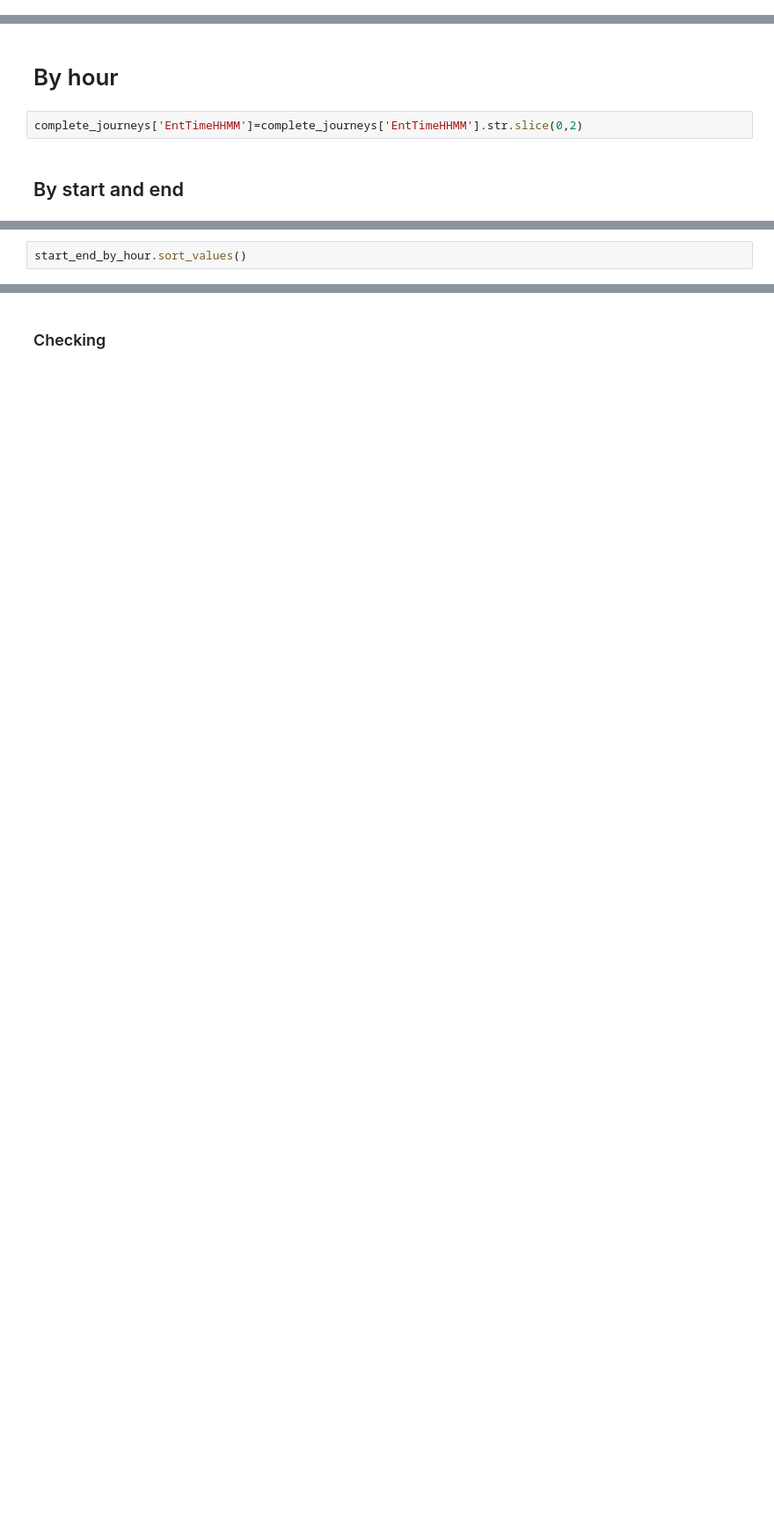
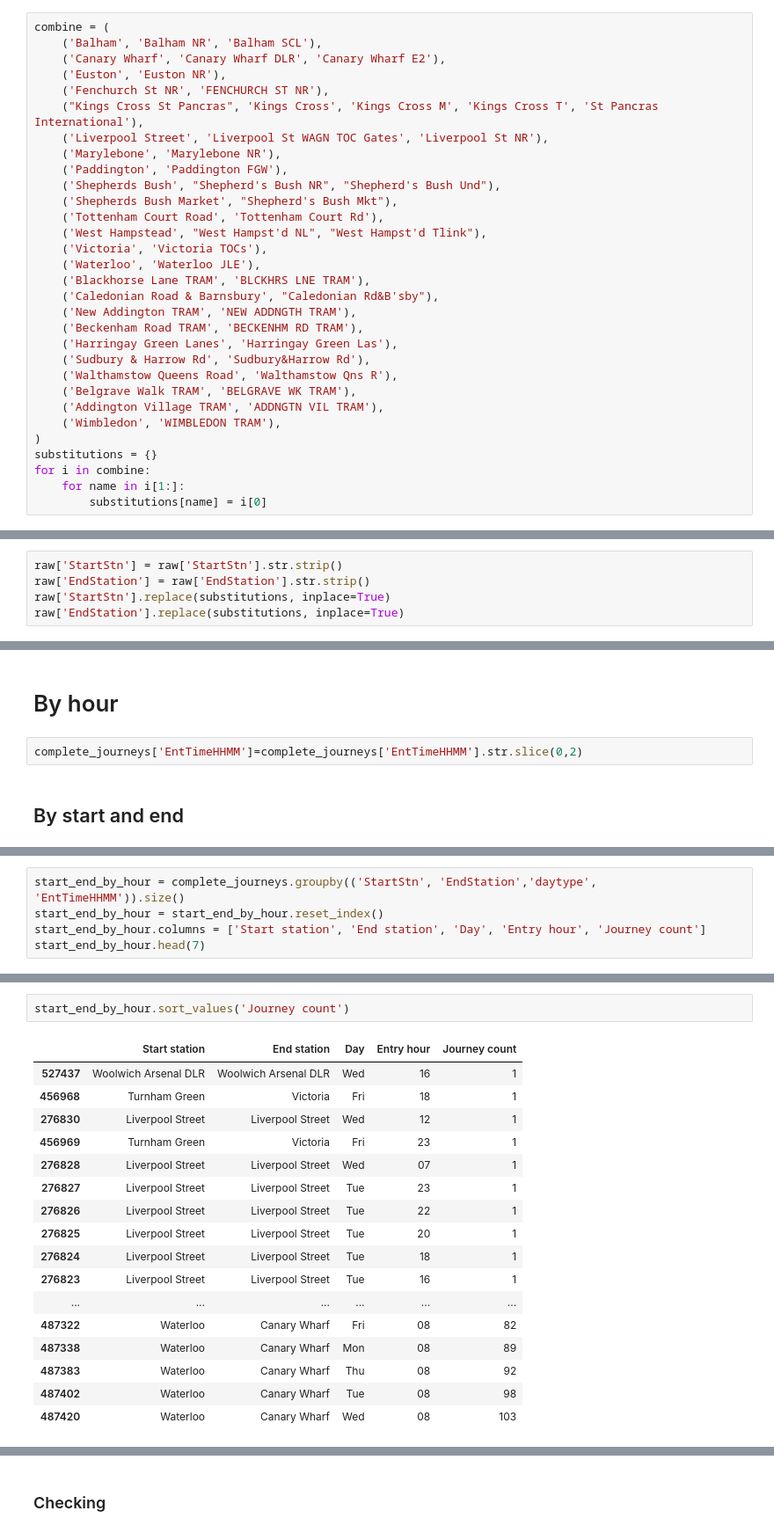
Before and after one commit to joshuablake/Temporal-metapop-epidemic-London-, a Jupyter notebook: src/TFL data.ipynb, the cells around one changed output, grey strips where cells are left out. Shown: that part at 88% size. Cells and saved outputs as stored; diff of their text form; blank space fills up the shorter version.

Commit message:
Combine stations where required and output counts

```diff
--- a/src/TFL data.ipynb
+++ b/src/TFL data.ipynb
@@ -51,0 +35,31 @@ raw[raw['EndStation'] == 'Poplar']
+# %%
+combine = (
+    ('Balham', 'Balham NR', 'Balham SCL'),
+    ('Canary Wharf', 'Canary Wharf DLR', 'Canary Wharf E2'),
+    ('Euston', 'Euston NR'),
+    ('Fenchurch St NR', 'FENCHURCH ST NR'),
+    ("Kings Cross St Pancras", 'Kings Cross', 'Kings Cross M', 'Kings Cross T', 'St Pancras International'),
+    ('Liverpool Street', 'Liverpool St WAGN TOC Gates', 'Liverpool St NR'),
+    ('Marylebone', 'Marylebone NR'),
+    ('Paddington', 'Paddington FGW'),
+    ('Shepherds Bush', "Shepherd's Bush NR", "Shepherd's Bush Und"),
+    ('Shepherds Bush Market', "Shepherd's Bush Mkt"),
+    ('Tottenham Court Road', 'Tottenham Court Rd'),
+    ('West Hampstead', "West Hampst'd NL", "West Hampst'd Tlink"),
+    ('Victoria', 'Victoria TOCs'),
+    ('Waterloo', 'Waterloo JLE'),
+    ('Blackhorse Lane TRAM', 'BLCKHRS LNE TRAM'),
+    ('Caledonian Road & Barnsbury', "Caledonian Rd&B'sby"),
+    ('New Addington TRAM', 'NEW ADDNGTH TRAM'),
+    ('Beckenham Road TRAM', 'BECKENHM RD TRAM'),
+    ('Harringay Green Lanes', 'Harringay Green Las'),
+    ('Sudbury & Harrow Rd', 'Sudbury&Harrow Rd'),
+    ('Walthamstow Queens Road', 'Walthamstow Qns R'),
+    ('Belgrave Walk TRAM', 'BELGRAVE WK TRAM'),
+    ('Addington Village TRAM', 'ADDNGTN VIL TRAM'),
+    ('Wimbledon', 'WIMBLEDON TRAM'),
+)
+substitutions = {}
+for i in combine:
+    for name in i[1:]:
+        substitutions[name] = i[0]
@@ -52,2 +68,7 @@ raw[raw['EndStation'] == 'Poplar']
+# %%
+raw['StartStn'] = raw['StartStn'].str.strip()
+raw['EndStation'] = raw['EndStation'].str.strip()
+raw['StartStn'].replace(substitutions, inplace=True)
+raw['EndStation'].replace(substitutions, inplace=True)
 # %% [markdown]
 # Validity
@@ -122,0 +103,5 @@ start_end_by_hour = complete_journeys.groupby(('EntTimeHHMM', 'StartStn', 'EndSt
+# %%
+start_end_by_hour = complete_journeys.groupby(('StartStn', 'EndStation','daytype', 'EntTimeHHMM')).size()
+start_end_by_hour = start_end_by_hour.reset_index()
+start_end_by_hour.columns = ['Start station', 'End station', 'Day', 'Entry hour', 'Journey count']
+start_end_by_hour.head(7)
@@ -123,3 +117,20 @@ start_end_by_hour = complete_journeys.groupby(('EntTimeHHMM', 'StartStn', 'EndSt
 # %%
-start_end_by_hour.sort_values()
+start_end_by_hour.sort_values('Journey count')
 # %% [output]
+|  | Start station | End station | Day | Entry hour | Journey count |
+| 527437 | Woolwich Arsenal DLR | Woolwich Arsenal DLR | Wed | 16 | 1 |
+| 456968 | Turnham Green | Victoria | Fri | 18 | 1 |
+| 276830 | Liverpool Street | Liverpool Street | Wed | 12 | 1 |
+| 456969 | Turnham Green | Victoria | Fri | 23 | 1 |
+| 276828 | Liverpool Street | Liverpool Street | Wed | 07 | 1 |
+| 276827 | Liverpool Street | Liverpool Street | Tue | 23 | 1 |
+| 276826 | Liverpool Street | Liverpool Street | Tue | 22 | 1 |
+| 276825 | Liverpool Street | Liverpool Street | Tue | 20 | 1 |
+| 276824 | Liverpool Street | Liverpool Street | Tue | 18 | 1 |
+| 276823 | Liverpool Street | Liverpool Street | Tue | 16 | 1 |
+| ... | ... | ... | ... | ... | ... |
+| 487322 | Waterloo | Canary Wharf | Fri | 08 | 82 |
+| 487338 | Waterloo | Canary Wharf | Mon | 08 | 89 |
+| 487383 | Waterloo | Canary Wharf | Thu | 08 | 92 |
+| 487402 | Waterloo | Canary Wharf | Tue | 08 | 98 |
+| 487420 | Waterloo | Canary Wharf | Wed | 08 | 103 |
```
Also changed, not shown: parts of 19 cells of this notebook, 1 other file.
